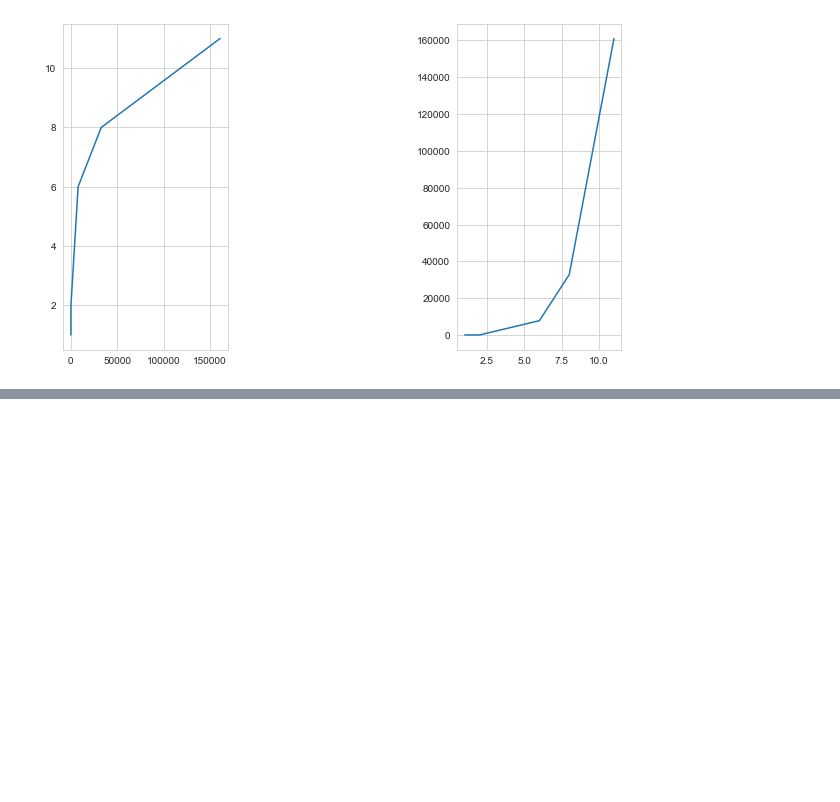
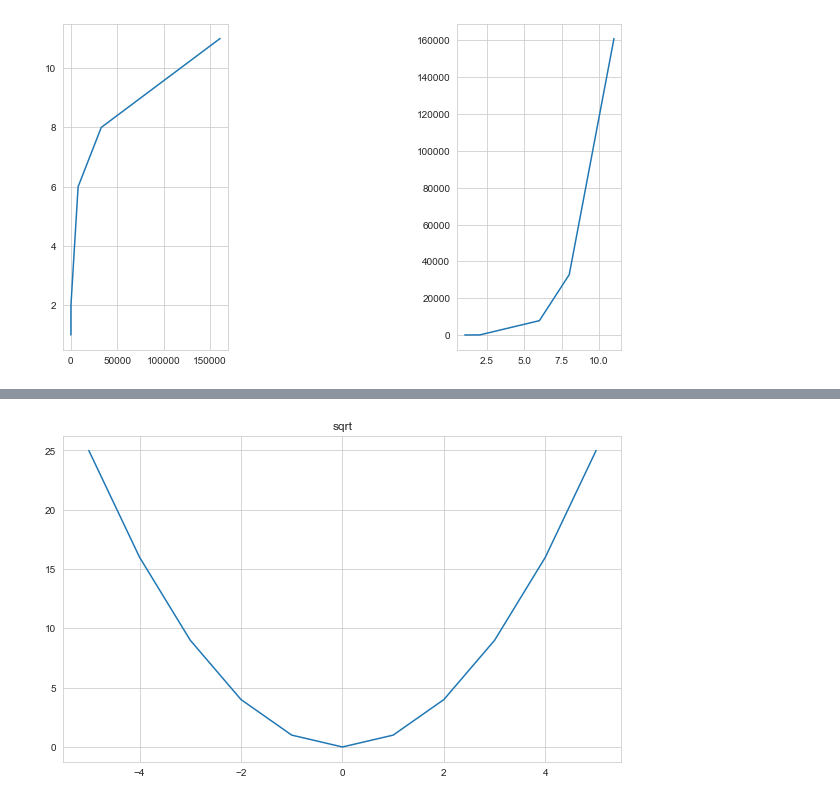
Before and after one commit to Yusuf5001/DVwPy, a Jupyter notebook: Matplotlib-1.ipynb, the cells around one changed output, grey strips where cells are left out. Cells and saved outputs as stored; diff of their text form; code cells hidden in the pictures; blank space fills up the shorter version.

```diff
--- a/Matplotlib-1.ipynb
+++ b/Matplotlib-1.ipynb
@@ -116,0 +131,8 @@ ax[2].plot(y_p, x_p)
+# %%
+x = np.arange(-5,6)
+y = x**2
+plt.plot(x,y)
+plt.title("sqrt")
+plt.show()
+# %% [output]
+[figure, added]
```
Also changed, not shown: parts of 17 cells of this notebook, 1 other file.
